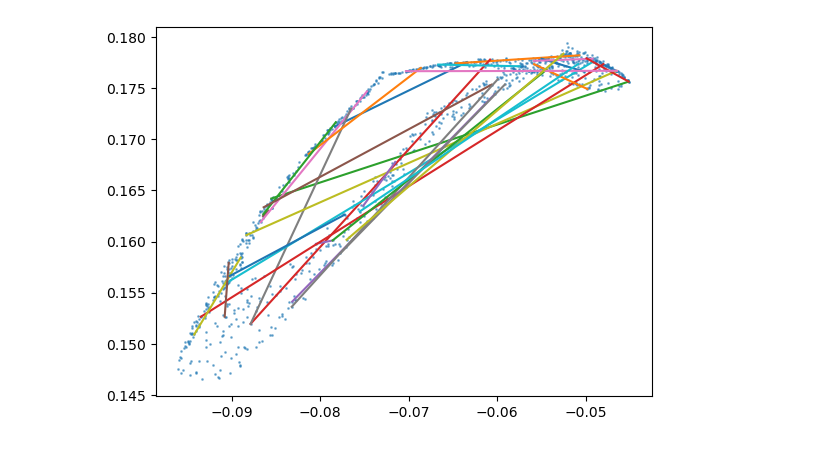
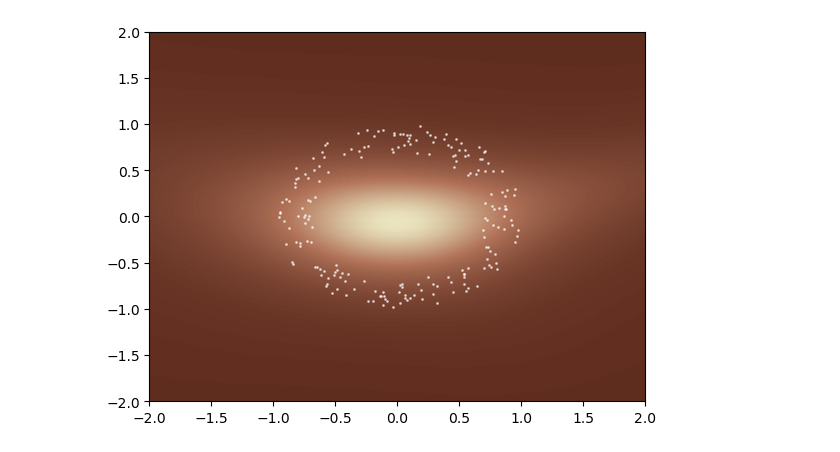
Before and after one commit to fablos/geo_latte, a Jupyter notebook: icra/circular_data.ipynb, the cells around one changed output. Drawn from its saved outputs; the diff is of its cells as text; code cells hidden in the pictures.

```diff
--- a/icra/circular_data.ipynb
+++ b/icra/circular_data.ipynb
@@ -52,3 +19,5 @@ def generate_annular_points_3d(num_points, r_inner, r_outer):
 # Generate points
 data = generate_annular_points(num_points, r_inner, r_outer)
 data_3d = generate_annular_points_3d(num_points, r_inner, r_outer)
+grid_size = 100
+z_grid, x_lin, y_lin = generate_grid(grid_size=grid_size, device='cpu')
@@ -70,3 +28,3 @@ plt.show()
 # %%
-dm = DensityMetric(data, 0.05)
-dm_energy = lambda _model, _curve: _model.curve_energy(_curve.points())
+dm = DensityMetric(data, 0.1)
+#dm_energy = lambda _model, _curve: _model.curve_energy(_curve.points())
@@ -183,13 +67,0 @@ ax.grid(True)
-# %%
-def get_decoder(z_dim=2):
-    decoder_net = nn.Sequential(
-        nn.Linear(z_dim, 10),
-        nn.Tanh(),
-        nn.Linear(10, 20),
-        nn.Tanh(),
-        nn.Linear(20, 50),
-        nn.Tanh(),
-        nn.Linear(50, 100),
-        nn.Tanh(),
-    )
-    return decoder_net
@@ -223,15 +100,3 @@ plt.show()
 # %%
 ## Put trained models in 'eval' mode
 model.eval();
-# %%
-def generate_grid(v=2, grid_size=100, device=device):
-    x_lin = torch.linspace(-v, v, grid_size).to(device)
-    y_lin = torch.linspace(-v, v, grid_size).to(device)
-    x_grid, y_grid = torch.meshgrid(x_lin, y_lin, indexing='ij')
-    grid = torch.stack((x_grid, y_grid), dim=-1)
-    return grid, x_lin.cpu(), y_lin.cpu()
-
-grid_size = 50
-z_grid, x_lin, y_lin = generate_grid(grid_size=grid_size)
-# Print the resulting grid shape and a sample
-print(f"Grid shape: {z_grid.shape}")  # Expected shape: (grid_size, grid_size, 2)
@@ -311,8 +163,9 @@ lat_curve_indices = torch.randint(latents.shape[0], (num_curves, 2))  # (num_cur
 # %%
-plt.scatter(latents[:, 0], latents[:, 1], s=1, alpha=0.5)
-batch_c = CubicSpline(begin=latents[lat_curve_indices[:, 0]], end=latents[lat_curve_indices[:, 1]], num_nodes=20)
-geodesic_minimizing_energy(curve=batch_c, manifold=ldm, optimizer=torch.optim.RMSprop, max_iter=200)
+plt.contourf(x_lin, y_lin, bg, levels=100, cmap=rbrown_yellow_cmap)  # Use the custom brownish colormap
+plt.scatter(data[:, 0].cpu().numpy(), data[:, 1].cpu().numpy(), s=1, alpha=0.6,c='w')
+batch_c = CubicSpline(begin=data[curve_indices[:, 0]], end=data[curve_indices[:, 0]], num_nodes=20)
+geodesic_minimizing_energy(curve=batch_c, manifold=dm, optimizer=torch.optim.RMSprop, max_iter=200)
 batch_c.plot()
 plt.show()
 # %% [output]
-[figure, old version]
+[figure, new version]
```
Also changed, not shown: parts of 26 cells of this notebook, 2 other files.
